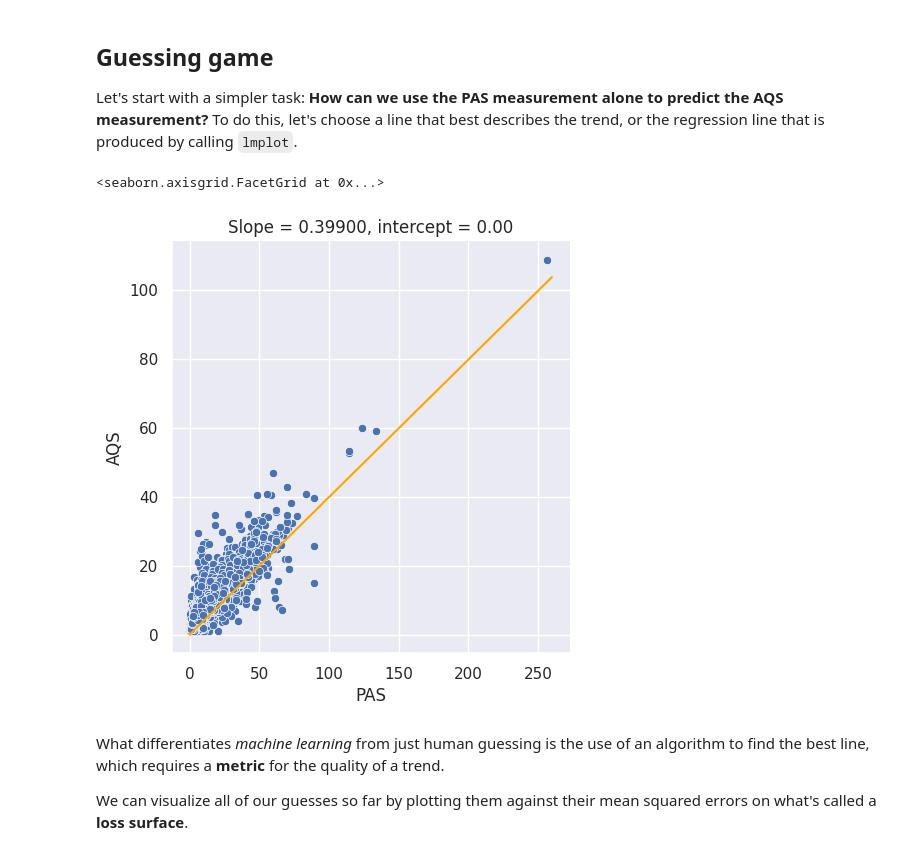
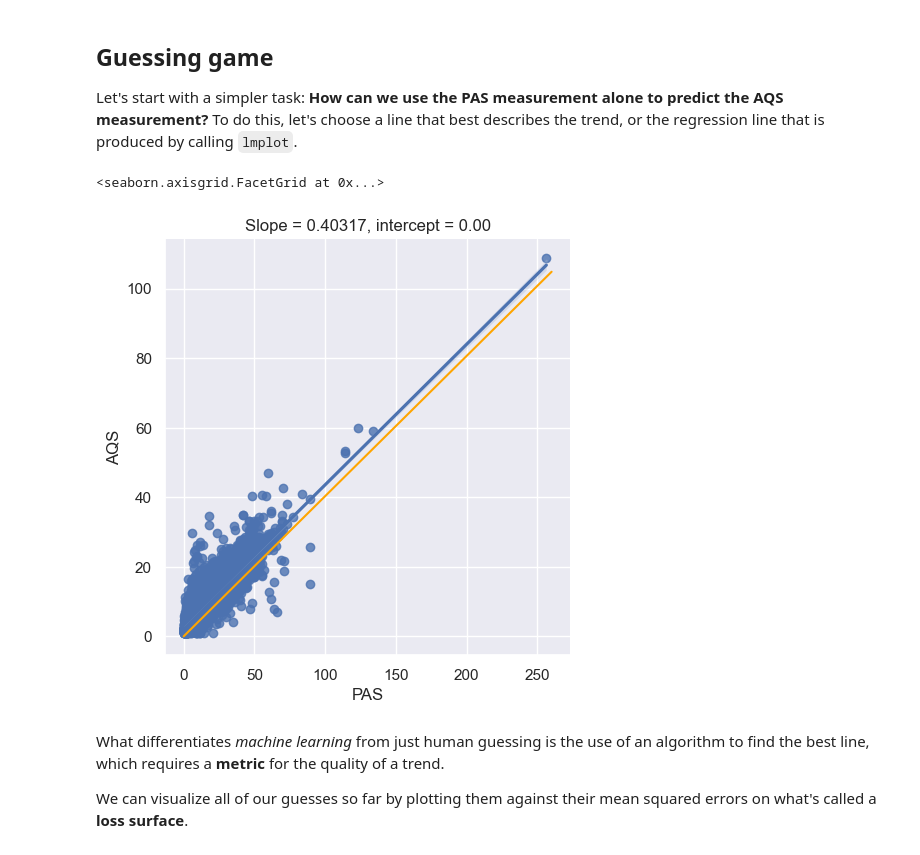
Before and after one commit to SHTG1itch/prep-for-data-structures, a Jupyter notebook: learning-algorithms.ipynb, the cells around one changed output. Saved outputs shown, nothing was run; the diff lists cells and outputs as text; code cells hidden in the pictures.

```diff
--- a/learning-algorithms.ipynb
+++ b/learning-algorithms.ipynb
@@ -31,8 +29,6 @@ Our dataset includes over 12,000 matched observations where we've paired each AQ
 **How can we use the PAS measurement together with the temperature, humidity, and dew point to predict the AQS measurement?**
 # %%
 sensor_data = pd.read_csv("sensor_data.csv")
-# Ensure column names have no stray whitespace/newlines
-sensor_data.columns = sensor_data.columns.str.strip()
 sensor_data
 # %% [output]
 |  | AQS | temp | humidity | dew | PAS |
@@ -61,17 +57,16 @@ sns.relplot(sensor_data, x="PAS", y="AQS")
 Let's start with a simpler task: **How can we use the PAS measurement alone to predict the AQS measurement?** To do this, let's choose a line that best describes the trend, or the regression line that is produced by calling `lmplot`.
 # %%
 def plot_line(slope, intercept=0):
-    # Draw PAS vs AQS scatter and overlay a single regression line
-    grid = sns.relplot(sensor_data, x="PAS", y="AQS")
+    grid = sns.lmplot(sensor_data, x="PAS", y="AQS")
     grid.facet_axis(0, 0).plot([0, 260], [intercept, slope * 260 + intercept], c="orange")
     grid.set(title=f"Slope = {slope:.5f}, intercept = {intercept:.2f}")
     return grid
 
-# Show an example guess for the slope (intercept default 0)
-plot_line(0.399)
+
+plot_line(0.403167)
 # %% [output]
 <seaborn.axisgrid.FacetGrid at 0x...>
-[figure, old version]
+[figure, new version]
 # %% [markdown]
 What differentiates *machine learning* from just human guessing is the use of an algorithm to find the best line, which requires a **metric** for the quality of a trend.
 
```
Also changed, not shown: parts of 10 cells of this notebook.
